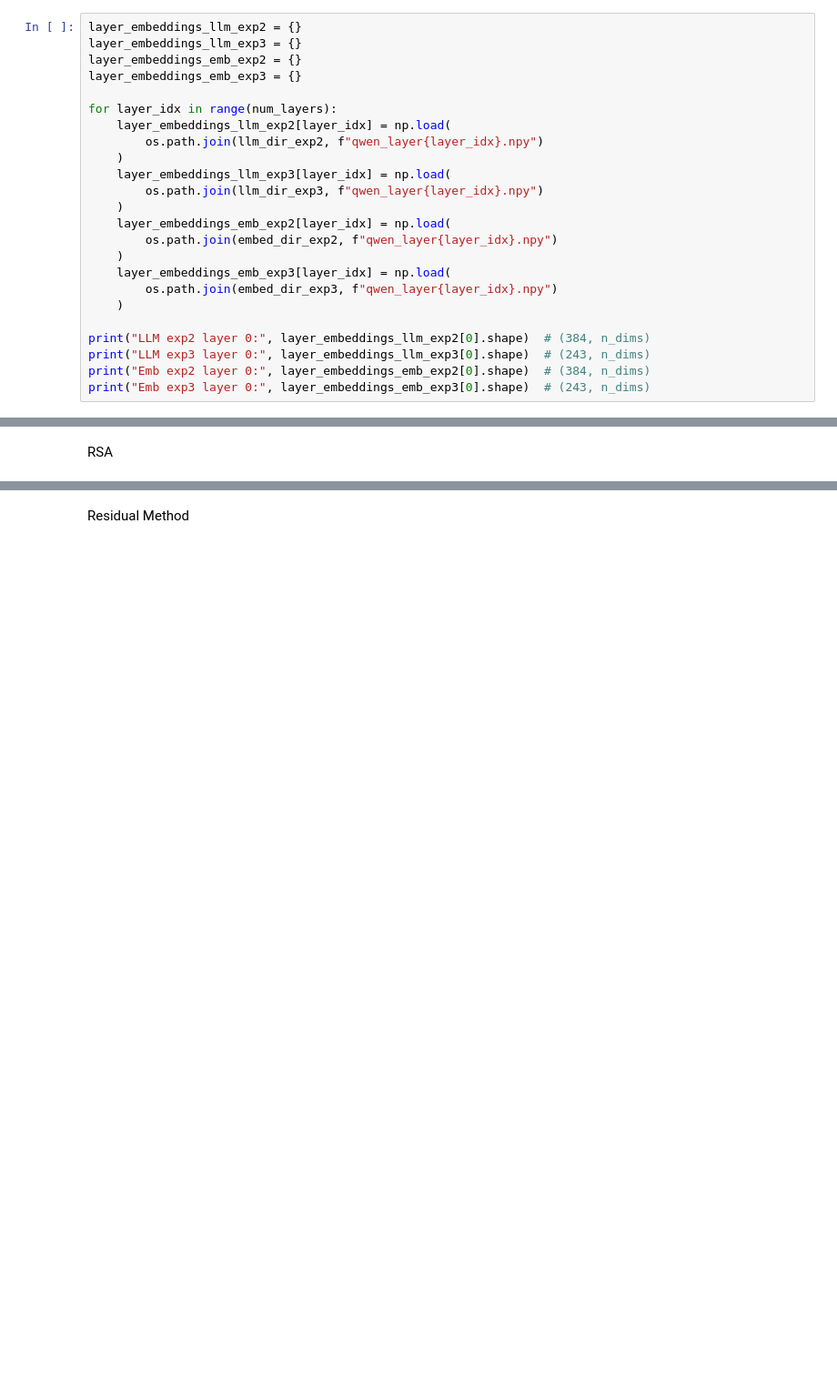
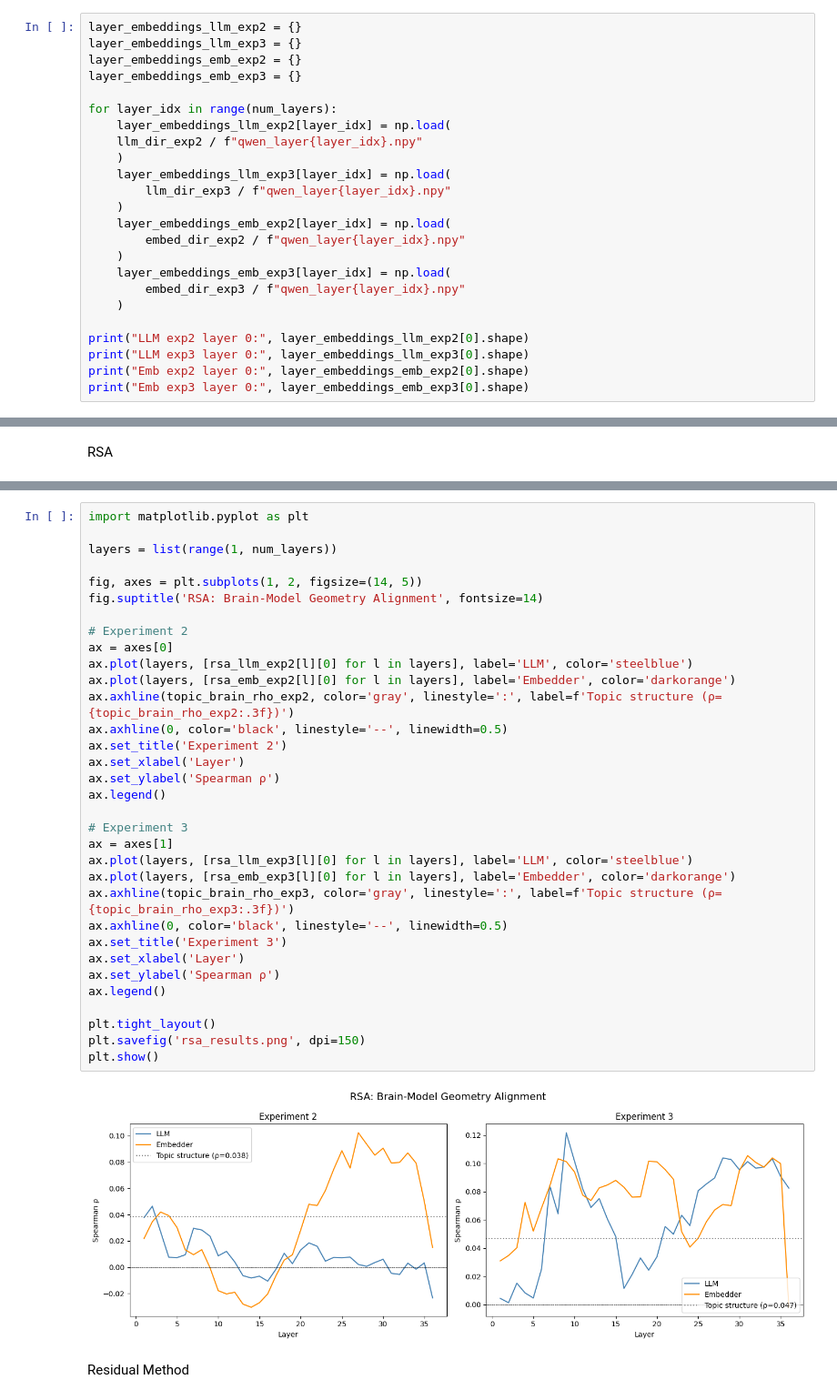
Before and after one commit to Firdaous2002/NeuroNLP, a Jupyter notebook: further_analysis.ipynb, the cells around one changed output, grey strips where cells are left out. Shown at 91% size. Cells and saved outputs as stored; diff of their text form; blank space fills up the shorter version.

```diff
--- a/further_analysis.ipynb
+++ b/further_analysis.ipynb
@@ -114,22 +151,22 @@ layer_embeddings_emb_exp3 = {}
 
 for layer_idx in range(num_layers):
     layer_embeddings_llm_exp2[layer_idx] = np.load(
-        os.path.join(llm_dir_exp2, f"qwen_layer{layer_idx}.npy")
+    llm_dir_exp2 / f"qwen_layer{layer_idx}.npy"
     )
     layer_embeddings_llm_exp3[layer_idx] = np.load(
-        os.path.join(llm_dir_exp3, f"qwen_layer{layer_idx}.npy")
+        llm_dir_exp3 / f"qwen_layer{layer_idx}.npy"
     )
     layer_embeddings_emb_exp2[layer_idx] = np.load(
-        os.path.join(embed_dir_exp2, f"qwen_layer{layer_idx}.npy")
+        embed_dir_exp2 / f"qwen_layer{layer_idx}.npy"
     )
     layer_embeddings_emb_exp3[layer_idx] = np.load(
-        os.path.join(embed_dir_exp3, f"qwen_layer{layer_idx}.npy")
+        embed_dir_exp3 / f"qwen_layer{layer_idx}.npy"
     )
 
-print("LLM exp2 layer 0:", layer_embeddings_llm_exp2[0].shape)  # (384, n_dims)
-print("LLM exp3 layer 0:", layer_embeddings_llm_exp3[0].shape)  # (243, n_dims)
-print("Emb exp2 layer 0:", layer_embeddings_emb_exp2[0].shape)  # (384, n_dims)
-print("Emb exp3 layer 0:", layer_embeddings_emb_exp3[0].shape)  # (243, n_dims)
+print("LLM exp2 layer 0:", layer_embeddings_llm_exp2[0].shape)
+print("LLM exp3 layer 0:", layer_embeddings_llm_exp3[0].shape)
+print("Emb exp2 layer 0:", layer_embeddings_emb_exp2[0].shape)
+print("Emb exp3 layer 0:", layer_embeddings_emb_exp3[0].shape)
 # %% [output]
 LLM exp2 layer 0: (384, 4096)
 LLM exp3 layer 0: (243, 4096)
@@ -354,2 +344,37 @@ plt.show()
+# %%
+import matplotlib.pyplot as plt
+
+layers = list(range(1, num_layers))
+
+fig, axes = plt.subplots(1, 2, figsize=(14, 5))
+fig.suptitle('RSA: Brain-Model Geometry Alignment', fontsize=14)
+
+# Experiment 2
+ax = axes[0]
+ax.plot(layers, [rsa_llm_exp2[l][0] for l in layers], label='LLM', color='steelblue')
+ax.plot(layers, [rsa_emb_exp2[l][0] for l in layers], label='Embedder', color='darkorange')
+ax.axhline(topic_brain_rho_exp2, color='gray', linestyle=':', label=f'Topic structure (ρ={topic_brain_rho_exp2:.3f})')
+ax.axhline(0, color='black', linestyle='--', linewidth=0.5)
+ax.set_title('Experiment 2')
+ax.set_xlabel('Layer')
+ax.set_ylabel('Spearman ρ')
+ax.legend()
+
+# Experiment 3
+ax = axes[1]
+ax.plot(layers, [rsa_llm_exp3[l][0] for l in layers], label='LLM', color='steelblue')
+ax.plot(layers, [rsa_emb_exp3[l][0] for l in layers], label='Embedder', color='darkorange')
+ax.axhline(topic_brain_rho_exp3, color='gray', linestyle=':', label=f'Topic structure (ρ={topic_brain_rho_exp3:.3f})')
+ax.axhline(0, color='black', linestyle='--', linewidth=0.5)
+ax.set_title('Experiment 3')
+ax.set_xlabel('Layer')
+ax.set_ylabel('Spearman ρ')
+ax.legend()
+
+plt.tight_layout()
+plt.savefig('rsa_results.png', dpi=150)
+plt.show()
+# %% [output]
+[figure, added]
 # %% [markdown]
 Residual Method
```
Also changed, not shown: parts of 17 cells of this notebook, 6 other files.
